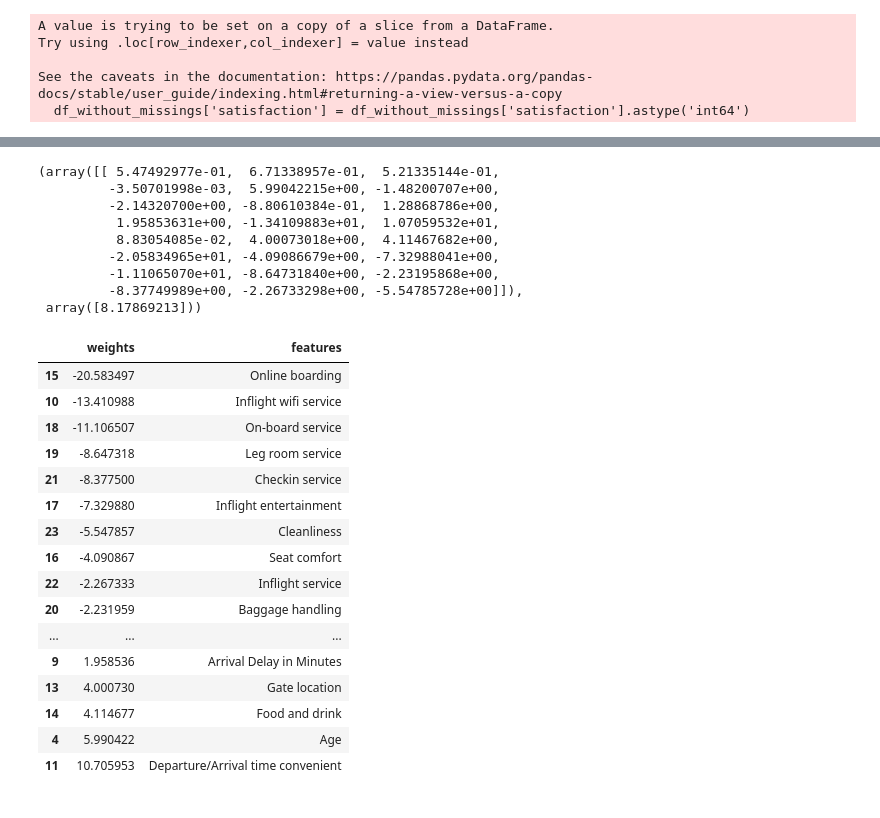
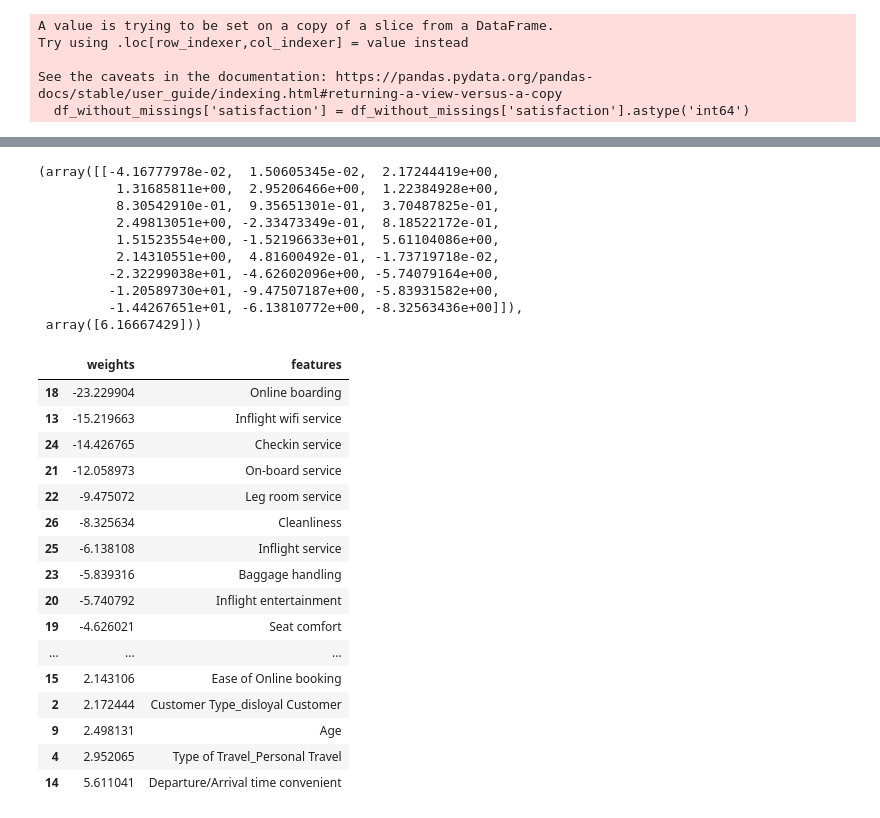
Before and after one commit to Turalchik/customer_analysis, a Jupyter notebook: clients.ipynb, the cells around one changed output, grey strips where cells are left out. Drawn from its saved outputs; the diff is of its cells as text; code cells hidden in the pictures.

```diff
--- a/clients.ipynb
+++ b/clients.ipynb
@@ -142 +91,7 @@ For example, when doing 'df[col].method(value, inplace=True)', try using 'df.met
+# %%
+# восстанавливаем вид датафрейма, для этого нужны названия новых столбцов
+lst = list(column_transformer.transformers_[0][1].get_feature_names_out())
+lst.extend(numeric_features)
+
+df_for_training = pd.DataFrame(df_for_training, columns=lst)
 # %%
@@ -198,17 +117,9 @@ df.head()
-# %%
-# выкинем id, потому что он никак не влияет
-# Class, потому что я пока что не знаю, как отобразить
-# категориальный признак с 3 значениями в числа (0 1 2 некорректно)
-
-# создадим отдельный df, который будет только с данными для обучения
-df_for_training = df.drop(columns=['Class', 'id'])
 # %%
-# теперь после заполнения всех признаков
-# мы можем построить модель, которая заполнит
-# пропуски в столбце целевой переменной
+# теперь после заполнения всех признаков мы можем построить модель,
+# которая заполнит пропуски в столбце целевой переменной
 
-# также забинарим последний столбец
-df_for_training['satisfaction'] = df_for_training['satisfaction'].replace({'neutral or dissatisfied' : 1, 'satisfied' : 0})
+# отобразим удовлетворённость клиентов в два числа
+df_for_training['satisfaction'] = df['satisfaction'].replace({'neutral or dissatisfied' : 1, 'satisfied' : 0})
 # %%
 # обучим модель на данных строчках, в которых известен последний столбец
 
@@ -326,4 +211,0 @@ accuracy_score(y_test, pred_without_predicted_data)
-# %%
-# вернём столбец категориальный столбец класса, который мы удалили из датафрейма
-
-df_for_training['Class'] = df['Class']
@@ -394,35 +217,36 @@ pred_with_categorial_features = model_with_categorial_features.predict_proba(X_t
 # %%
-model_with_categorial_features.coef_, model_with_categorial_features.intercept_
+main_model.coef_, main_model.intercept_
 # %% [output]
-(array([[ 5.47492977e-01,  6.71338957e-01,  5.21335144e-01,
-         -3.50701998e-03,  5.99042215e+00, -1.48200707e+00,
-         -2.14320700e+00, -8.80610384e-01,  1.28868786e+00,
-          1.95853631e+00, -1.34109883e+01,  1.07059532e+01,
-          8.83054085e-02,  4.00073018e+00,  4.11467682e+00,
-         -2.05834965e+01, -4.09086679e+00, -7.32988041e+00,
-         -1.11065070e+01, -8.64731840e+00, -2.23195868e+00,
-         -8.37749989e+00, -2.26733298e+00, -5.54785728e+00]]),
- array([8.17869213]))
+(array([[-4.16777978e-02,  1.50605345e-02,  2.17244419e+00,
+          1.31685811e+00,  2.95206466e+00,  1.22384928e+00,
+          8.30542910e-01,  9.35651301e-01,  3.70487825e-01,
+          2.49813051e+00, -2.33473349e-01,  8.18522172e-01,
+          1.51523554e+00, -1.52196633e+01,  5.61104086e+00,
+          2.14310551e+00,  4.81600492e-01, -1.73719718e-02,
+         -2.32299038e+01, -4.62602096e+00, -5.74079164e+00,
+         -1.20589730e+01, -9.47507187e+00, -5.83931582e+00,
+         -1.44267651e+01, -6.13810772e+00, -8.32563436e+00]]),
+ array([6.16667429]))
 # %%
 # посмотрим на интерпретацию нашей модели, какие признаки для неё наиболее важные
 
-importances = pd.DataFrame({'weights' : model_with_categorial_features.coef_[0], 'features' : X_train_transformer.columns}).sort_values(by='weights')
+importances = pd.DataFrame({'weights' : main_model.coef_[0], 'features' : X_train.columns}).sort_values(by='weights')
 importances
 # %% [output]
 |  | weights | features |
-| 15 | -20.583497 | Online boarding |
-| 10 | -13.410988 | Inflight wifi service |
-| 18 | -11.106507 | On-board service |
-| 19 | -8.647318 | Leg room service |
-| 21 | -8.377500 | Checkin service |
-| 17 | -7.329880 | Inflight entertainment |
-| 23 | -5.547857 | Cleanliness |
-| 16 | -4.090867 | Seat comfort |
-| 22 | -2.267333 | Inflight service |
-| 20 | -2.231959 | Baggage handling |
+| 18 | -23.229904 | Online boarding |
+| 13 | -15.219663 | Inflight wifi service |
+| 24 | -14.426765 | Checkin service |
+| 21 | -12.058973 | On-board service |
+| 22 | -9.475072 | Leg room service |
+| 26 | -8.325634 | Cleanliness |
+| 25 | -6.138108 | Inflight service |
+| 23 | -5.839316 | Baggage handling |
+| 20 | -5.740792 | Inflight entertainment |
+| 19 | -4.626021 | Seat comfort |
 | ... | ... | ... |
-| 9 | 1.958536 | Arrival Delay in Minutes |
-| 13 | 4.000730 | Gate location |
-| 14 | 4.114677 | Food and drink |
-| 4 | 5.990422 | Age |
-| 11 | 10.705953 | Departure/Arrival time convenient |
+| 15 | 2.143106 | Ease of Online booking |
+| 2 | 2.172444 | Customer Type_disloyal Customer |
+| 9 | 2.498131 | Age |
+| 4 | 2.952065 | Type of Travel_Personal Travel |
+| 14 | 5.611041 | Departure/Arrival time convenient |
```
Also changed, not shown: parts of 36 cells of this notebook.
